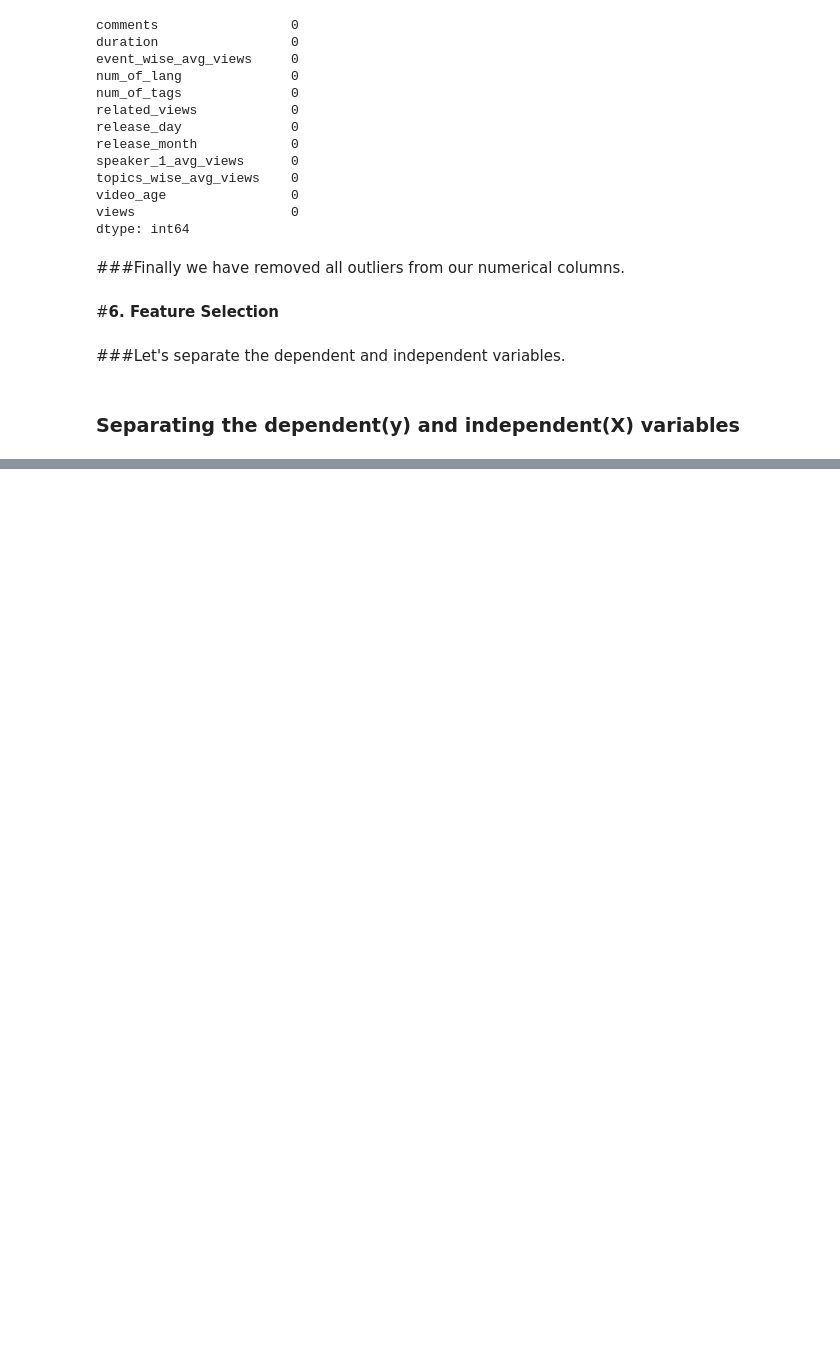
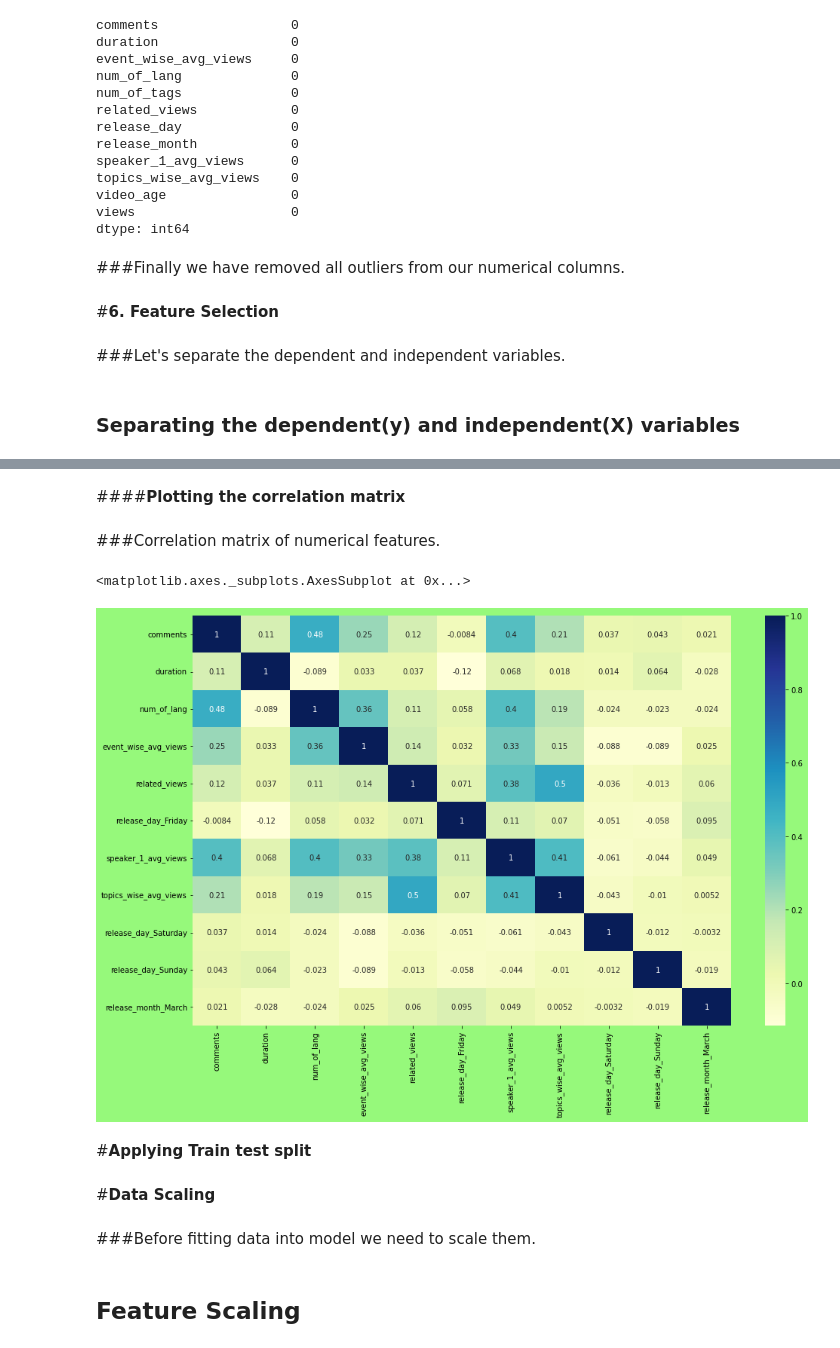
Before and after one commit to Asohail115/Ted-Talk-Views-Prediction, a Jupyter notebook: Ted_Talk_Views_Prediction.ipynb, the cells around one changed output, grey strips where cells are left out. Cells and saved outputs as stored; diff of their text form; code cells hidden in the pictures; blank space fills up the shorter version.

```diff
--- a/Ted_Talk_Views_Prediction.ipynb
+++ b/Ted_Talk_Views_Prediction.ipynb
@@ -970,0 +1003,15 @@ y=df['views']
+# %%
+X=X[['comments', 'duration', 'num_of_lang','event_wise_avg_views','related_views', 'release_day_Friday','speaker_1_avg_views','topics_wise_avg_views','release_day_Saturday','release_day_Sunday','release_month_March']]
+# %% [markdown]
+####**Plotting the correlation matrix**
+# %% [markdown]
+###Correlation matrix of numerical features.
+# %%
+fig = plt.figure(figsize=(16,10),edgecolor='k',facecolor='xkcd:light green')
+ax = fig.add_subplot(111)
+sns.heatmap(X.corr(),annot=True, cmap='YlGnBu')
+# %% [output]
+<matplotlib.axes._subplots.AxesSubplot at 0x...>
+[figure, added]
+# %% [markdown]
+#**Applying Train test split**
@@ -970,0 +1020,6 @@ y=df['views']
+# %% [markdown]
+#**Data Scaling**
+# %% [markdown]
+###Before fitting data into model we need to scale them.
+# %% [markdown]
+## Feature Scaling
```
Also changed, not shown: parts of 87 cells of this notebook.
